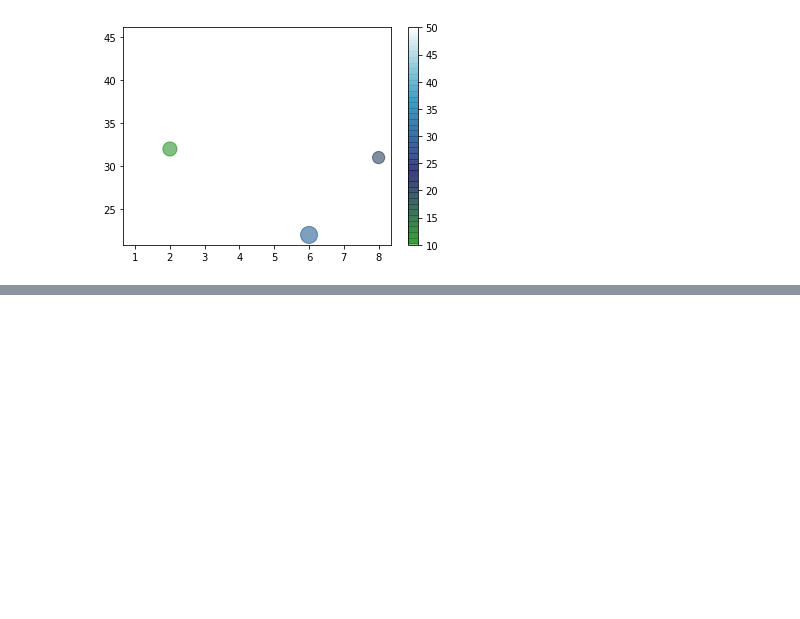
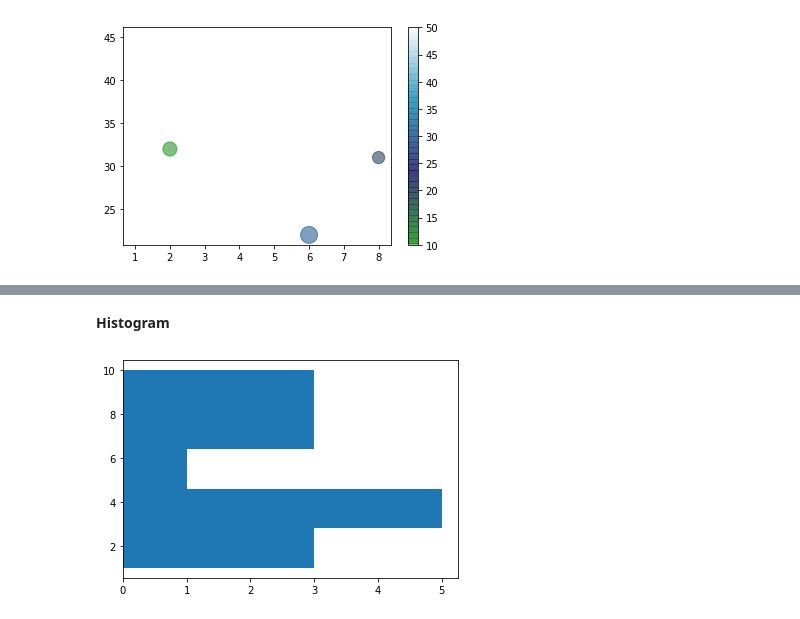
Before and after one commit to SrushtiPatel31/Python-T4, a Jupyter notebook: Ch-10.ipynb, the cells around one changed output, grey strips where cells are left out. Saved outputs shown, nothing was run; the diff lists cells and outputs as text; code cells hidden in the pictures; blank space fills up the shorter version.

```diff
--- a/Ch-10.ipynb
+++ b/Ch-10.ipynb
@@ -198,0 +232,10 @@ plt.scatter(x,y,c = colors,s=size,alpha-0.5,cmap="ocean")
+# %% [markdown]
+**Histogram**
+# %%
+import matplotlib.pyplot as plt
+import numpy as np
+x=np.array([1,1,2,3,3,4,4,5,7,8,3,8,9,10,10])
+plt.hist(x,bins=5,orientation="horizontal")#vertical
+plt.show()
+# %% [output]
+[figure, added]
```
Also changed, not shown: parts of 15 cells of this notebook.
